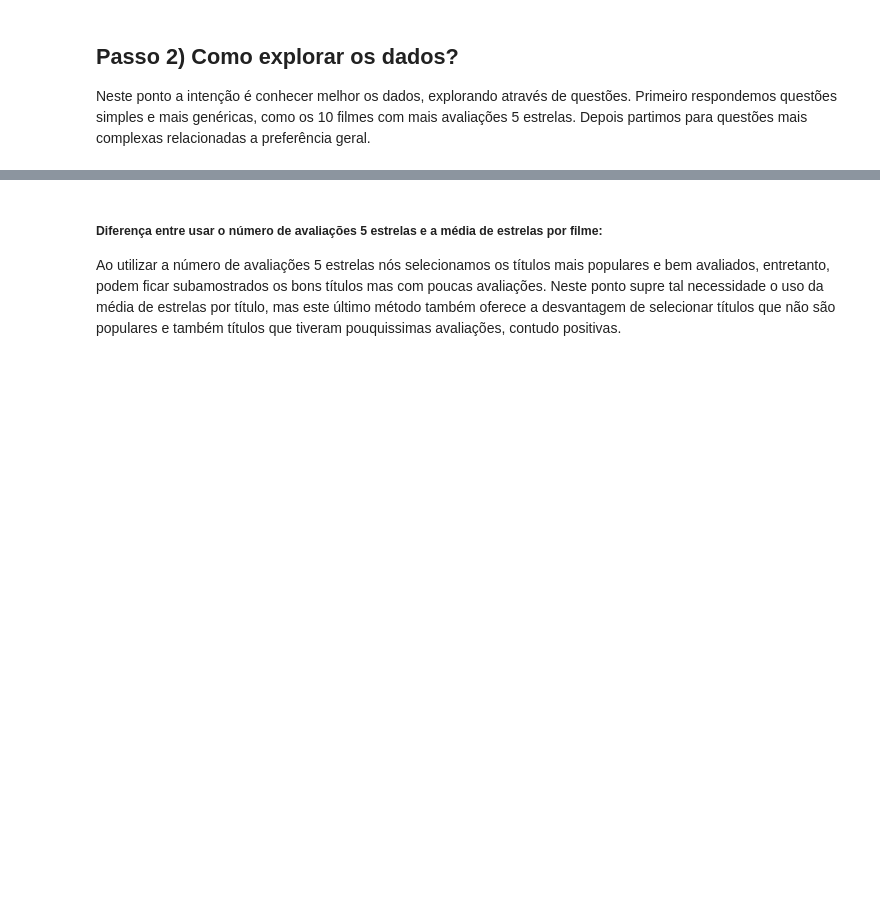
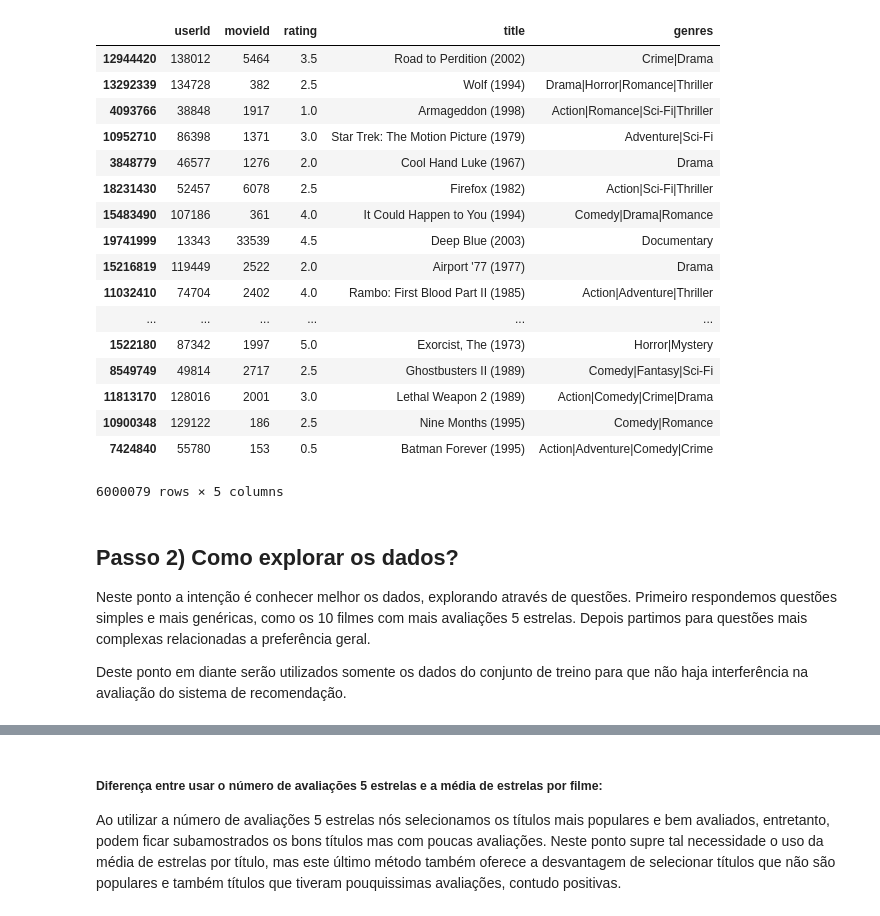
Before and after one commit to marivgonzales/recomendation_system, a Jupyter notebook: recomend_system.ipynb, the cells around one changed output, grey strips where cells are left out. Saved outputs shown, nothing was run; the diff lists cells and outputs as text; code cells hidden in the pictures; blank space fills up the shorter version.

```diff
--- a/recomend_system.ipynb
+++ b/recomend_system.ipynb
@@ -35,7 +54,32 @@ ratings_movies.head(5)
+# %%
+# Definindo o conjunto de testes
+ratings_movies_test = ratings_movies_all.iloc[indices_test]
+ratings_movies_test
+# %% [output]
+|  | userId | movieId | rating | title | genres |
+| 12944420 | 138012 | 5464 | 3.5 | Road to Perdition (2002) | Crime|Drama |
+| 13292339 | 134728 | 382 | 2.5 | Wolf (1994) | Drama|Horror|Romance|Thriller |
+| 4093766 | 38848 | 1917 | 1.0 | Armageddon (1998) | Action|Romance|Sci-Fi|Thriller |
+| 10952710 | 86398 | 1371 | 3.0 | Star Trek: The Motion Picture (1979) | Adventure|Sci-Fi |
+| 3848779 | 46577 | 1276 | 2.0 | Cool Hand Luke (1967) | Drama |
+| 18231430 | 52457 | 6078 | 2.5 | Firefox (1982) | Action|Sci-Fi|Thriller |
+| 15483490 | 107186 | 361 | 4.0 | It Could Happen to You (1994) | Comedy|Drama|Romance |
+| 19741999 | 13343 | 33539 | 4.5 | Deep Blue (2003) | Documentary |
+| 15216819 | 119449 | 2522 | 2.0 | Airport '77 (1977) | Drama |
+| 11032410 | 74704 | 2402 | 4.0 | Rambo: First Blood Part II (1985) | Action|Adventure|Thriller |
+| ... | ... | ... | ... | ... | ... |
+| 1522180 | 87342 | 1997 | 5.0 | Exorcist, The (1973) | Horror|Mystery |
+| 8549749 | 49814 | 2717 | 2.5 | Ghostbusters II (1989) | Comedy|Fantasy|Sci-Fi |
+| 11813170 | 128016 | 2001 | 3.0 | Lethal Weapon 2 (1989) | Action|Comedy|Crime|Drama |
+| 10900348 | 129122 | 186 | 2.5 | Nine Months (1995) | Comedy|Romance |
+| 7424840 | 55780 | 153 | 0.5 | Batman Forever (1995) | Action|Adventure|Comedy|Crime |
+6000079 rows × 5 columns
 # %% [markdown]
 ## Passo 2) Como explorar os dados?
 
 Neste ponto a intenção é conhecer melhor os dados, explorando através de questões. Primeiro respondemos questões simples e mais genéricas, como os 10 filmes com mais avaliações 5 estrelas. Depois partimos para questões mais complexas relacionadas a preferência geral.
+
+Deste ponto em diante serão utilizados somente os dados do conjunto de treino para que não haja interferência na avaliação do sistema de recomendação.
 # %%
 # Filtrar os 10 filmes com maior NÚMERO de avaliações 5 estrelas, listando-os pelo título:
 top_5star_movies = ratings_movies[ratings_movies['rating'] > 4.5]['title'].value_counts()[0:10]
```
Also changed, not shown: parts of 17 cells of this notebook.
